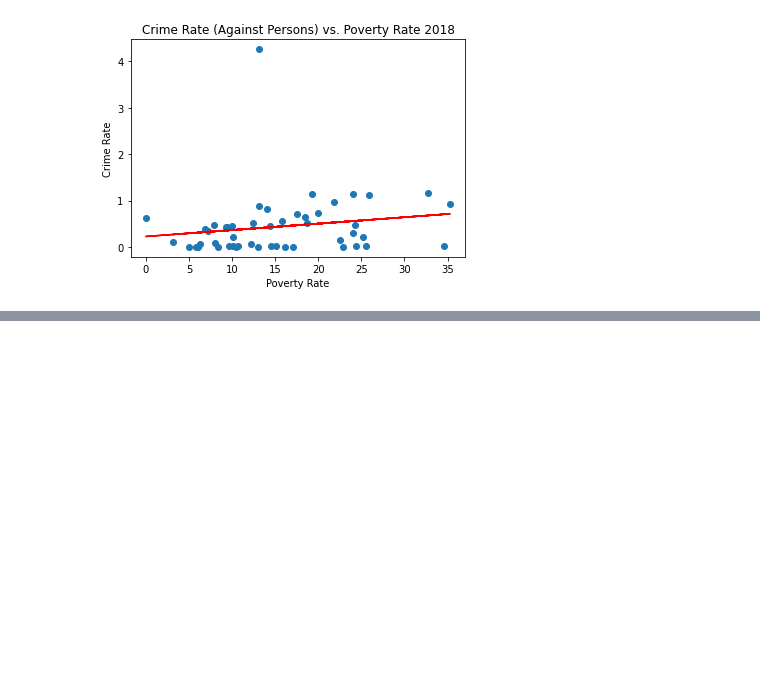
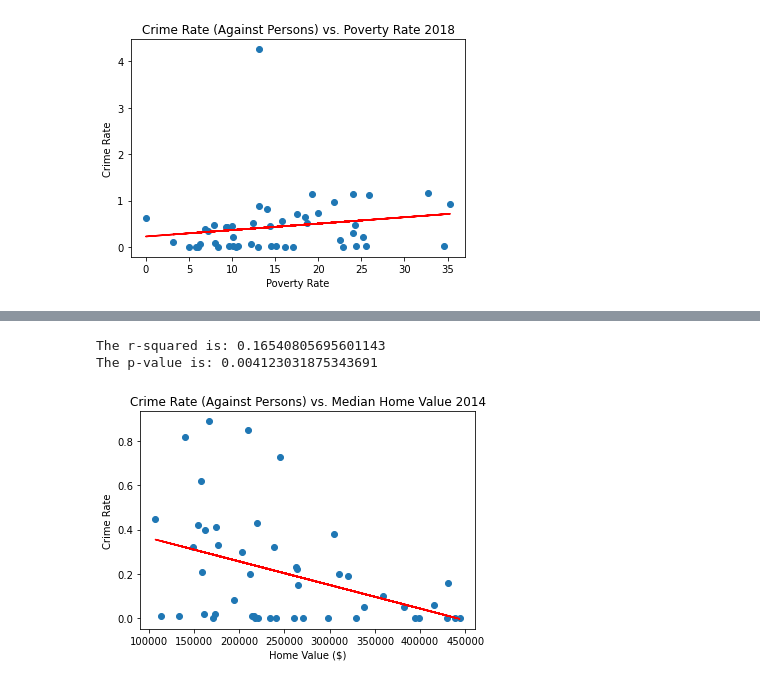
Before and after one commit to sean-galloway/Crime_and_Poverty, a Jupyter notebook: ScatterRegress_CrimeRate_HV_PV.ipynb, the cells around one changed output, grey strips where cells are left out. Drawn from its saved outputs; the diff is of its cells as text; code cells hidden in the pictures; blank space fills up the shorter version.

```diff
--- a/ScatterRegress_CrimeRate_HV_PV.ipynb
+++ b/ScatterRegress_CrimeRate_HV_PV.ipynb
@@ -151,0 +204,15 @@ plt.show()
+# %%
+mp_df["2014"] = mp_df["2014"].loc[(mp_df["2014"]["ZipCode"] != 95837)]
+# %%
+# Drop the outlier zipcode 95837
+nmp_df = {}
+for r in cr_years:
+    nmpdata = mp_df[r].loc[(mp_df[r]["ZipCode"] != 95837)]
+    nmp_df[r] = nmpdata
+# %%
+# New linear regression analysis
+plot_linear_regression(nmp_df["2014"]["Median Home Value"], nmp_df["2014"]["Crime Rate"], "Home Value ($)", "Crime Rate", "Crime Rate (Against Persons) vs. Median Home Value 2014","./Images/new_cvh2014.png")
+# %% [output]
+The r-squared is: 0.16540805695601143
+The p-value is: 0.004123031875343691
+[figure, added]
```
Also changed, not shown: parts of 8 cells of this notebook, 1 other file.
